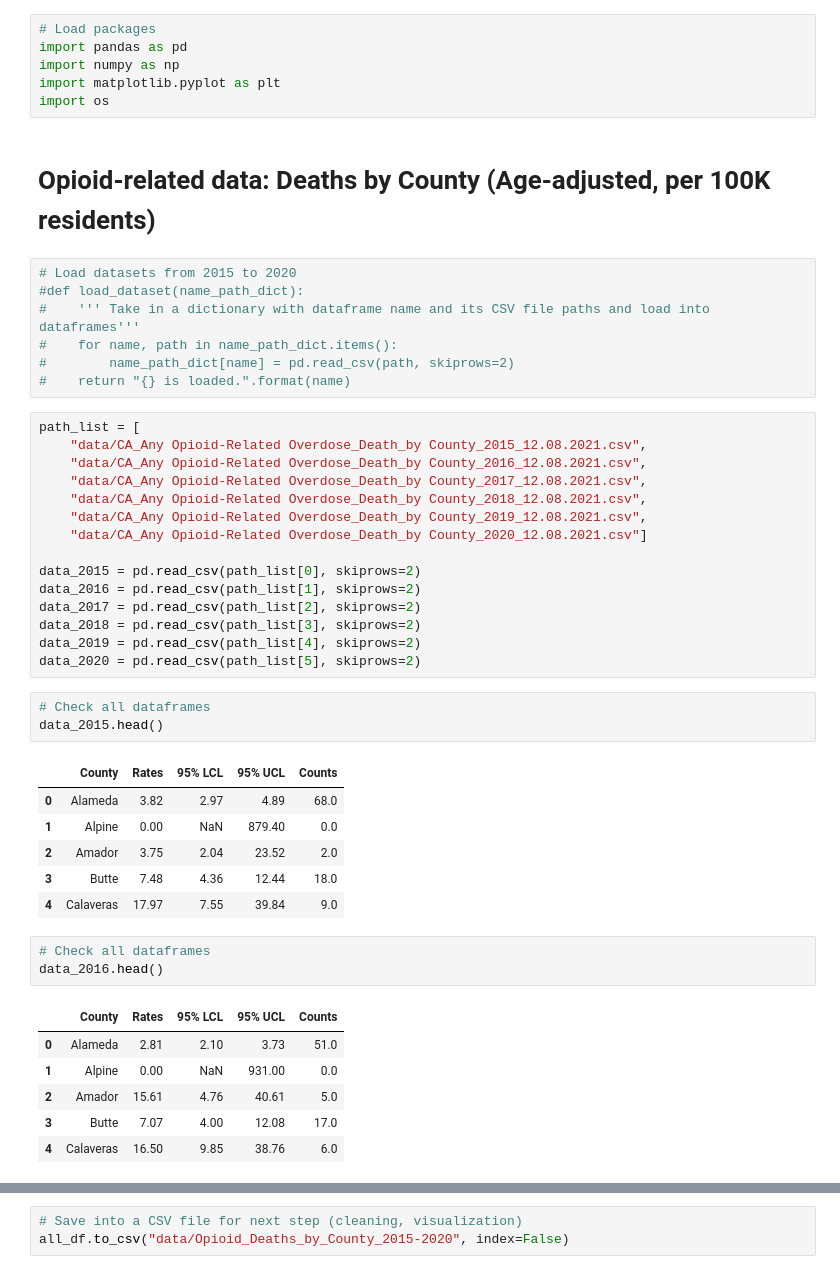
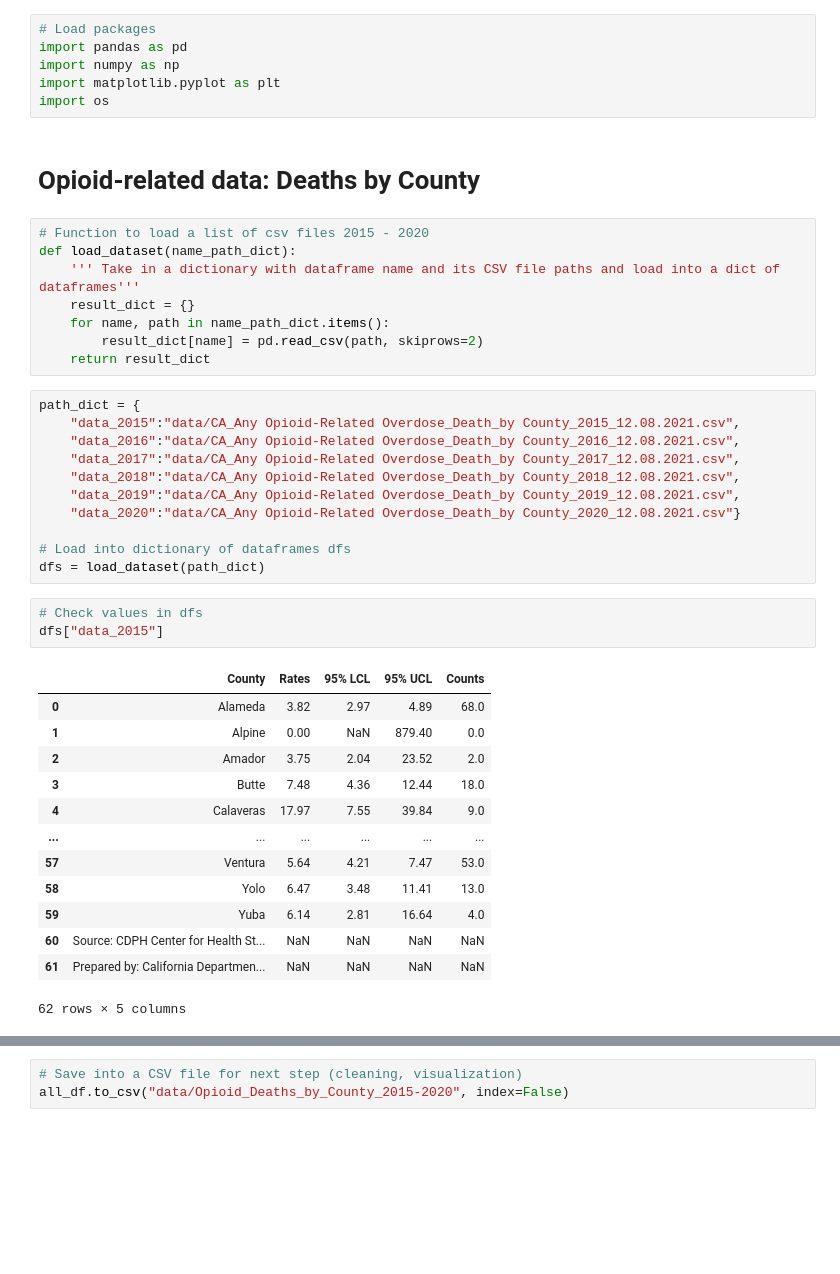
Before and after one commit to midori256/DS4A_Capstone_Project, a Jupyter notebook: Data_Wrangling.ipynb, the cells around one changed output, grey strips where cells are left out. Saved outputs shown, nothing was run; the diff lists cells and outputs as text; blank space fills up the shorter version.

```diff
--- a/Data_Wrangling.ipynb
+++ b/Data_Wrangling.ipynb
@@ -5,46 +5,40 @@ import numpy as np
 import matplotlib.pyplot as plt
 import os
 # %% [markdown]
-# Opioid-related data: Deaths by County (Age-adjusted, per 100K residents)
+# Opioid-related data: Deaths by County
 # %%
-# Load datasets from 2015 to 2020
-#def load_dataset(name_path_dict):
-#    ''' Take in a dictionary with dataframe name and its CSV file paths and load into dataframes'''
-#    for name, path in name_path_dict.items():
-#        name_path_dict[name] = pd.read_csv(path, skiprows=2)
-#    return "{} is loaded.".format(name)
+# Function to load a list of csv files 2015 - 2020
+def load_dataset(name_path_dict):
+    ''' Take in a dictionary with dataframe name and its CSV file paths and load into a dict of dataframes'''
+    result_dict = {}
+    for name, path in name_path_dict.items():
+        result_dict[name] = pd.read_csv(path, skiprows=2)
+    return result_dict
 # %%
-path_list = [
-    "data/CA_Any Opioid-Related Overdose_Death_by County_2015_12.08.2021.csv",
-    "data/CA_Any Opioid-Related Overdose_Death_by County_2016_12.08.2021.csv",
-    "data/CA_Any Opioid-Related Overdose_Death_by County_2017_12.08.2021.csv",
-    "data/CA_Any Opioid-Related Overdose_Death_by County_2018_12.08.2021.csv",
-    "data/CA_Any Opioid-Related Overdose_Death_by County_2019_12.08.2021.csv",
-    "data/CA_Any Opioid-Related Overdose_Death_by County_2020_12.08.2021.csv"]
+path_dict = {
+    "data_2015":"data/CA_Any Opioid-Related Overdose_Death_by County_2015_12.08.2021.csv",
+    "data_2016":"data/CA_Any Opioid-Related Overdose_Death_by County_2016_12.08.2021.csv",
+    "data_2017":"data/CA_Any Opioid-Related Overdose_Death_by County_2017_12.08.2021.csv",
+    "data_2018":"data/CA_Any Opioid-Related Overdose_Death_by County_2018_12.08.2021.csv",
+    "data_2019":"data/CA_Any Opioid-Related Overdose_Death_by County_2019_12.08.2021.csv",
+    "data_2020":"data/CA_Any Opioid-Related Overdose_Death_by County_2020_12.08.2021.csv"}
 
-data_2015 = pd.read_csv(path_list[0], skiprows=2)
-data_2016 = pd.read_csv(path_list[1], skiprows=2)
-data_2017 = pd.read_csv(path_list[2], skiprows=2)
-data_2018 = pd.read_csv(path_list[3], skiprows=2)
-data_2019 = pd.read_csv(path_list[4], skiprows=2)
-data_2020 = pd.read_csv(path_list[5], skiprows=2)
+# Load into dictionary of dataframes dfs
+dfs = load_dataset(path_dict)
 # %%
-# Check all dataframes
-data_2015.head()
+# Check values in dfs
+dfs["data_2015"]
 # %% [output]
 |  | County | Rates | 95% LCL | 95% UCL | Counts |
 | 0 | Alameda | 3.82 | 2.97 | 4.89 | 68.0 |
 | 1 | Alpine | 0.00 | NaN | 879.40 | 0.0 |
 | 2 | Amador | 3.75 | 2.04 | 23.52 | 2.0 |
 | 3 | Butte | 7.48 | 4.36 | 12.44 | 18.0 |
 | 4 | Calaveras | 17.97 | 7.55 | 39.84 | 9.0 |
+| ... | ... | ... | ... | ... | ... |
+| 57 | Ventura | 5.64 | 4.21 | 7.47 | 53.0 |
+| 58 | Yolo | 6.47 | 3.48 | 11.41 | 13.0 |
+| 59 | Yuba | 6.14 | 2.81 | 16.64 | 4.0 |
+| 60 | Source: CDPH Center for Health St... | NaN | NaN | NaN | NaN |
+| 61 | Prepared by: California Departmen... | NaN | NaN | NaN | NaN |
+62 rows × 5 columns
-# %%
-# Check all dataframes
-data_2016.head()
-# %% [output]
-|  | County | Rates | 95% LCL | 95% UCL | Counts |
-| 0 | Alameda | 2.81 | 2.10 | 3.73 | 51.0 |
-| 1 | Alpine | 0.00 | NaN | 931.00 | 0.0 |
-| 2 | Amador | 15.61 | 4.76 | 40.61 | 5.0 |
-| 3 | Butte | 7.07 | 4.00 | 12.08 | 17.0 |
-| 4 | Calaveras | 16.50 | 9.85 | 38.76 | 6.0 |
```
Also changed, not shown: parts of 21 cells of this notebook.
